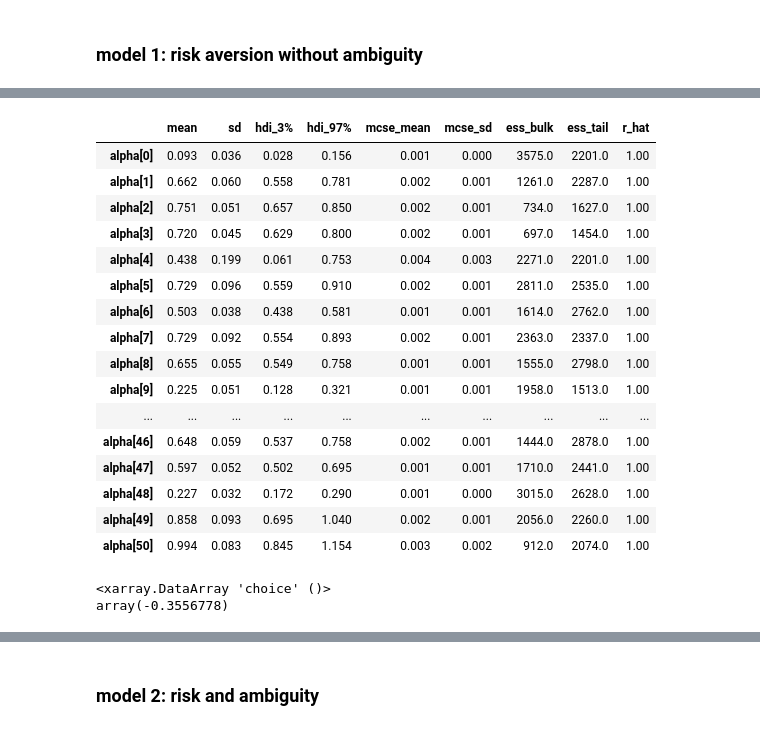
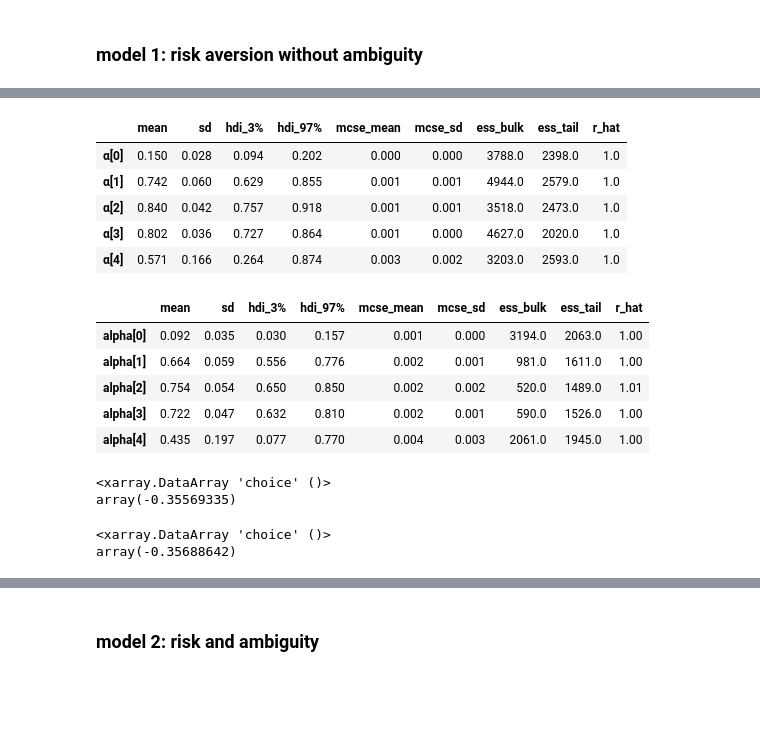
Before and after one commit to KoremNSN/Aging, a Jupyter notebook: RiskandAmbiguity/RiskAmbiguity_pymc.ipynb, the cells around one changed output, grey strips where cells are left out. Cells and saved outputs as stored; diff of their text form; code cells hidden in the pictures; blank space fills up the shorter version.

```diff
--- a/RiskandAmbiguity/RiskAmbiguity_pymc.ipynb
+++ b/RiskandAmbiguity/RiskAmbiguity_pymc.ipynb
@@ -31,9 +32,9 @@ db['subject'] = db['subn'].astype('category')
 # %% [markdown]
 transfer values and subjects to arrays
 # %%
-sub_idx = np.arange(51)
 value = np.asarray(db['value'])
 n_subs = len(db['subn'].unique())
+sub_idx = np.arange(n_subs)
 n_trials = 84
  # index for trials as well
 trials = np.arange(n_trials)
@@ -52,29 +53,26 @@ ambMat = np.reshape(db.ambiguity.values, (n_subs, n_trials)).T
  with pm.Model() as Risk:
 
     # Priors for unknown model parameters
-   # intercept = pm.Normal("intercept", mu=0, sigma=10)
     rMu = pm.Normal('rMu', 0,1)
     rSig = pm.Exponential('rSig', 1)
     nMu = pm.Normal('nMu', 0,1)
     nSig = pm.Exponential('nSig', 1)
+
     α = pm.Lognormal('α', rMu, rSig,  shape = n_subs)
     γ = pm.Lognormal('γ',nMu , nSig, shape = n_subs)
 
     sigma = pm.HalfNormal("sigma", sigma=1)
 
     # Expected value of outcome
-    svLotto = (valueMat**α[sub_idx]) * riskMat
-    svRef = 5**α[sub_idx]
+    svLotto = (valueMat ** α[sub_idx]) * riskMat
+    svRef = 5 ** α[sub_idx]
     p = (svLotto - svRef) / γ[sub_idx]
     mu =  pm.invlogit(p) #1/( 1 + np.exp(-p))
 
-    #y_hat = 1/(1+np.exp(γ * (safe-bet))) + eps
-
     # Likelihood (sampling distribution) of observations
-   # Y_obs = pm.Normal("Y_obs", mu=mu, sigma=sigma, observed=choiceMat)
     choice = pm.Binomial('choice',1, mu, observed=choiceMat)
-    trace = pm.sample(1000, return_inferencedata=True, nuts={'target_accept':0.9},
-                    )
+    trace = pm.sample(1000, return_inferencedata=True,
+                      nuts={'target_accept':0.9})
 # %% [output]
 Multiprocess sampling (4 chains in 4 jobs)
 CompoundStep
@@ -91,11 +89,11 @@ There were 11 divergences after tuning. Increase `target_accept` or reparameteri
 
     # Priors for unknown model parameters
 
-    # intercept = pm.Normal("intercept", mu=0, sigma=10)
     rMu = pm.Normal('rMu', 0,.5)
     rSig = pm.Exponential('rSig', 1)
     nMu = pm.Normal('nMu', 0,.5)
     nSig = pm.Exponential('nSig', 1)
+
     α = pm.Lognormal('α', rMu, 1,  shape = n_subs)
     γ = pm.Lognormal('γ',nMu , 1, shape = n_subs)
 
@@ -109,13 +107,11 @@ There were 11 divergences after tuning. Increase `target_accept` or reparameteri
     p = (svLotto - svRef) /gamma[sub_idx]
     mu =  pm.invlogit(p) #1/( 1 + np.exp(-p))
 
-    #y_hat = 1/(1+np.exp(γ * (safe-bet))) + eps
 
     # Likelihood (sampling distribution) of observations
-   # Y_obs = pm.Normal("Y_obs", mu=mu, sigma=sigma, observed=choiceMat)
     choice = pm.Binomial('choice',1, mu, observed=choiceMat)
-    traceZ = pm.sample(1000, return_inferencedata=True, nuts={'target_accept':0.9},
-                    )
+    traceZ = pm.sample(1000, return_inferencedata=True,
+                       nuts={'target_accept':0.9})
 # %% [output]
 Multiprocess sampling (4 chains in 4 jobs)
 CompoundStep
@@ -127,27 +124,30 @@ The rhat statistic is larger than 1.4 for some parameters. The sampler did not c
 The estimated number of effective samples is smaller than 200 for some parameters.
+# %%
+az.summary(trace, var_names='α')[:5]
+# %% [output]
+|  | mean | sd | hdi_3% | hdi_97% | mcse_mean | mcse_sd | ess_bulk | ess_tail | r_hat |
+| α[0] | 0.150 | 0.028 | 0.094 | 0.202 | 0.000 | 0.000 | 3788.0 | 2398.0 | 1.0 |
+| α[1] | 0.742 | 0.060 | 0.629 | 0.855 | 0.001 | 0.001 | 4944.0 | 2579.0 | 1.0 |
+| α[2] | 0.840 | 0.042 | 0.757 | 0.918 | 0.001 | 0.001 | 3518.0 | 2473.0 | 1.0 |
+| α[3] | 0.802 | 0.036 | 0.727 | 0.864 | 0.001 | 0.000 | 4627.0 | 2020.0 | 1.0 |
+| α[4] | 0.571 | 0.166 | 0.264 | 0.874 | 0.003 | 0.002 | 3203.0 | 2593.0 | 1.0 |
 # %%
-az.summary(traceZ, var_names='alpha')
+az.summary(traceZ, var_names='alpha')[:5]
 # %% [output]
 |  | mean | sd | hdi_3% | hdi_97% | mcse_mean | mcse_sd | ess_bulk | ess_tail | r_hat |
-| alpha[0] | 0.093 | 0.036 | 0.028 | 0.156 | 0.001 | 0.000 | 3575.0 | 2201.0 | 1.00 |
-| alpha[1] | 0.662 | 0.060 | 0.558 | 0.781 | 0.002 | 0.001 | 1261.0 | 2287.0 | 1.00 |
-| alpha[2] | 0.751 | 0.051 | 0.657 | 0.850 | 0.002 | 0.001 | 734.0 | 1627.0 | 1.00 |
-| alpha[3] | 0.720 | 0.045 | 0.629 | 0.800 | 0.002 | 0.001 | 697.0 | 1454.0 | 1.00 |
-| alpha[4] | 0.438 | 0.199 | 0.061 | 0.753 | 0.004 | 0.003 | 2271.0 | 2201.0 | 1.00 |
-| alpha[5] | 0.729 | 0.096 | 0.559 | 0.910 | 0.002 | 0.001 | 2811.0 | 2535.0 | 1.00 |
-| alpha[6] | 0.503 | 0.038 | 0.438 | 0.581 | 0.001 | 0.001 | 1614.0 | 2762.0 | 1.00 |
-| alpha[7] | 0.729 | 0.092 | 0.554 | 0.893 | 0.002 | 0.001 | 2363.0 | 2337.0 | 1.00 |
-| alpha[8] | 0.655 | 0.055 | 0.549 | 0.758 | 0.001 | 0.001 | 1555.0 | 2798.0 | 1.00 |
-| alpha[9] | 0.225 | 0.051 | 0.128 | 0.321 | 0.001 | 0.001 | 1958.0 | 1513.0 | 1.00 |
-| ... | ... | ... | ... | ... | ... | ... | ... | ... | ... |
-| alpha[46] | 0.648 | 0.059 | 0.537 | 0.758 | 0.002 | 0.001 | 1444.0 | 2878.0 | 1.00 |
-| alpha[47] | 0.597 | 0.052 | 0.502 | 0.695 | 0.001 | 0.001 | 1710.0 | 2441.0 | 1.00 |
-| alpha[48] | 0.227 | 0.032 | 0.172 | 0.290 | 0.001 | 0.000 | 3015.0 | 2628.0 | 1.00 |
-| alpha[49] | 0.858 | 0.093 | 0.695 | 1.040 | 0.002 | 0.001 | 2056.0 | 2260.0 | 1.00 |
-| alpha[50] | 0.994 | 0.083 | 0.845 | 1.154 | 0.003 | 0.002 | 912.0 | 2074.0 | 1.00 |
+| alpha[0] | 0.092 | 0.035 | 0.030 | 0.157 | 0.001 | 0.000 | 3194.0 | 2063.0 | 1.00 |
+| alpha[1] | 0.664 | 0.059 | 0.556 | 0.776 | 0.002 | 0.001 | 981.0 | 1611.0 | 1.00 |
+| alpha[2] | 0.754 | 0.054 | 0.650 | 0.850 | 0.002 | 0.002 | 520.0 | 1489.0 | 1.01 |
+| alpha[3] | 0.722 | 0.047 | 0.632 | 0.810 | 0.002 | 0.001 | 590.0 | 1526.0 | 1.00 |
+| alpha[4] | 0.435 | 0.197 | 0.077 | 0.770 | 0.004 | 0.003 | 2061.0 | 1945.0 | 1.00 |
 # %%
 traceZ.log_likelihood.choice.mean()
 # %% [output]
 <xarray.DataArray 'choice' ()>
-array(-0.3556778)
+array(-0.35569335)
+# %%
+trace.log_likelihood.choice.mean()
+# %% [output]
+<xarray.DataArray 'choice' ()>
+array(-0.35688642)
 # %%
```
Also changed, not shown: parts of 16 cells of this notebook.
